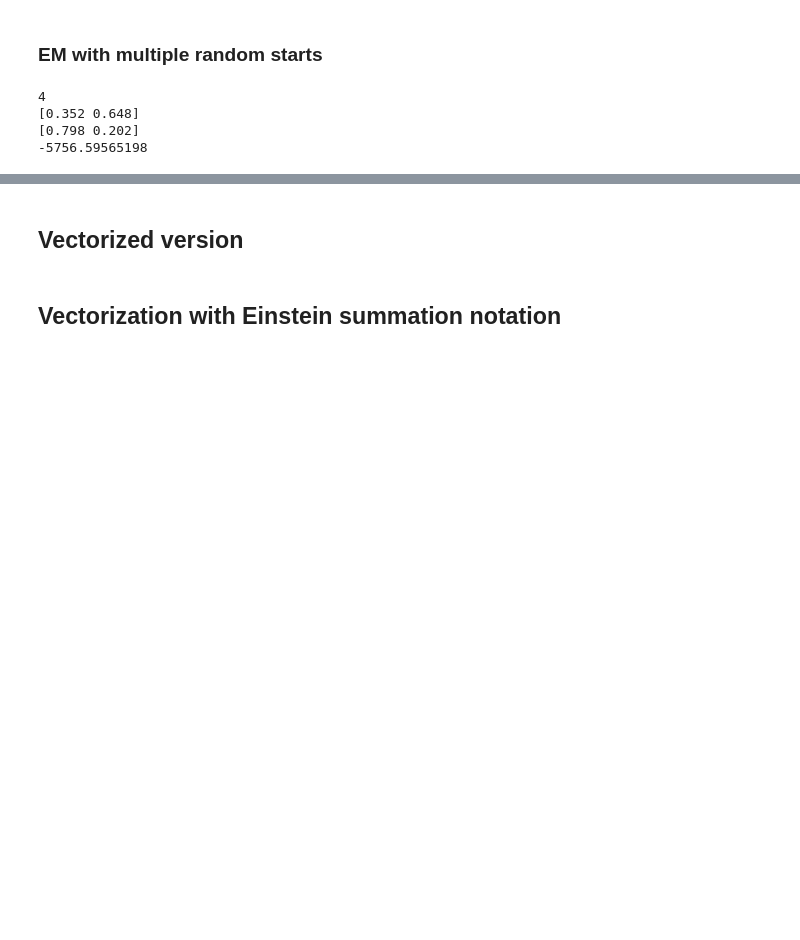
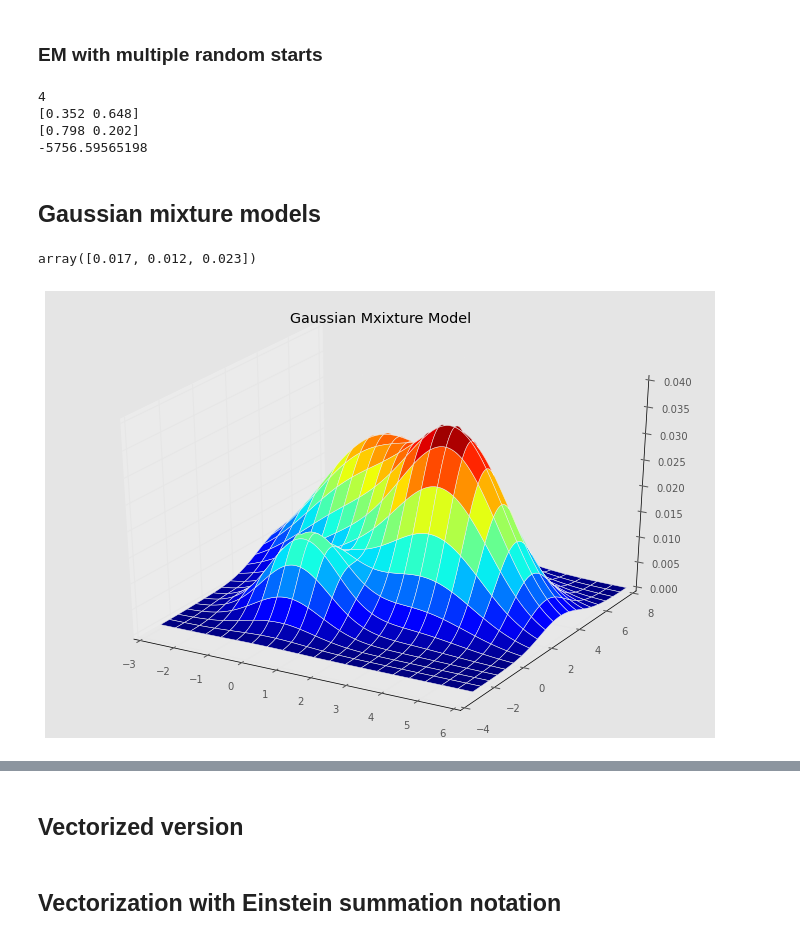
Before and after one commit to cliburn/sta-663-2015, a Jupyter notebook: Lectures/Topic12_Expectation_Maximization/EM_algorithm.ipynb, the cells around one changed output, grey strips where cells are left out. Drawn from its saved outputs; the diff is of its cells as text; code cells hidden in the pictures; blank space fills up the shorter version.

```diff
--- a/Lectures/Topic12_Expectation_Maximization/EM_algorithm.ipynb
+++ b/Lectures/Topic12_Expectation_Maximization/EM_algorithm.ipynb
@@ -357,3 +363,6 @@ print ll
 [0.352 0.648]
 [0.798 0.202]
 -5756.59565198
+# %% [markdown]
+Gaussian mixture models
+----
@@ -360 +371,25 @@ print ll
+# %%
+def f(x, y):
+    z = np.column_stack([x.ravel(), y.ravel()])
+    return (0.1*st.multivariate_normal([0,0], 1*np.eye(2)).pdf(z) +
+            0.4*st.multivariate_normal([3,3], 2*np.eye(2)).pdf(z) +
+            0.5*st.multivariate_normal([0,5], 3*np.eye(2)).pdf(z))
+# %%
+f(np.arange(3), np.arange(3))
+# %% [output]
+array([0.017, 0.012, 0.023])
+# %%
+s = 200
+x = np.linspace(-3, 6, s)
+y = np.linspace(-3, 8, s)
+X, Y = np.meshgrid(x, y)
+Z = np.reshape(f(X, Y), (s, s))
+
+from mpl_toolkits.mplot3d import Axes3D
+fig = plt.figure(figsize=(12,8))
+ax = fig.add_subplot(111, projection='3d')
+ax.plot_surface(X, Y, Z, cmap='jet')
+plt.title('Gaussian Mxixture Model');
+# %% [output]
+[figure, added]
 # %% [markdown]
```
Also changed, not shown: parts of 26 cells of this notebook.
